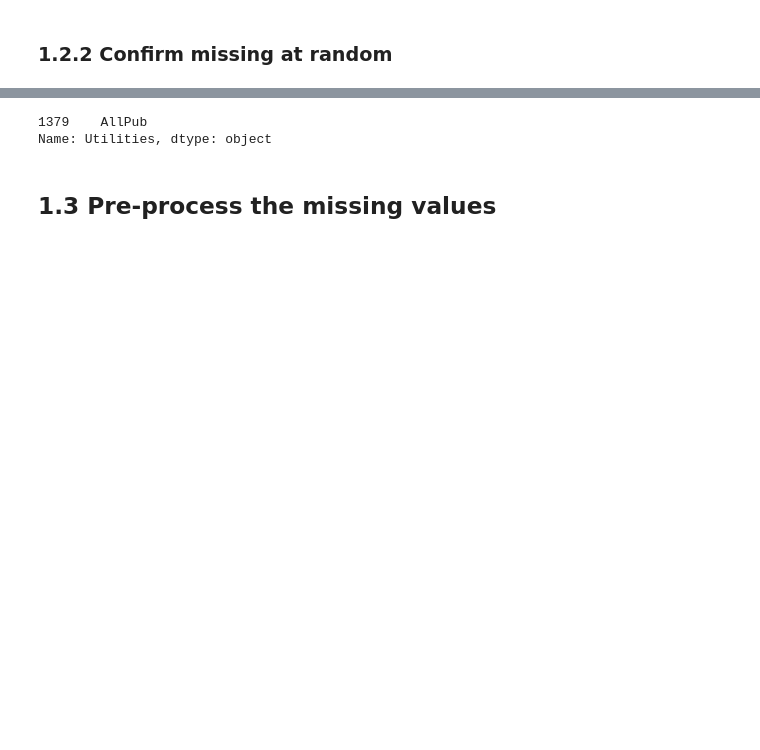
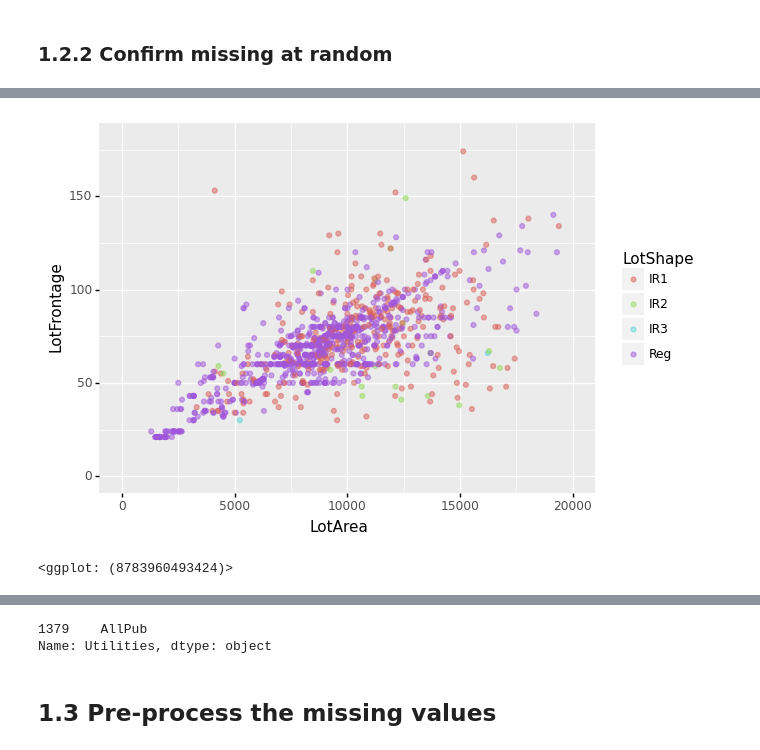
Before and after one commit to dehuihou/ames_house_price, a Jupyter notebook: sta208_final_project.ipynb, the cells around one changed output, grey strips where cells are left out. Drawn from its saved outputs; the diff is of its cells as text; code cells hidden in the pictures; blank space fills up the shorter version.

```diff
--- a/sta208_final_project.ipynb
+++ b/sta208_final_project.ipynb
@@ -135,3 +140,13 @@ def q95(x):
+# %%
+(
+    p9.ggplot(df, p9.aes('LotArea', 'LotFrontage', color='LotShape'))
+    + p9.geom_point(alpha=0.5)
+    + p9.xlim(0, 20000)
+    + p9.ylim(0, 180)
+)
+# %% [output]
+[figure, added]
+<ggplot: (8783960493424)>
 # %%
 # MasVnrType and MasVnrArea
 
```
Also changed, not shown: parts of 50 cells of this notebook.
